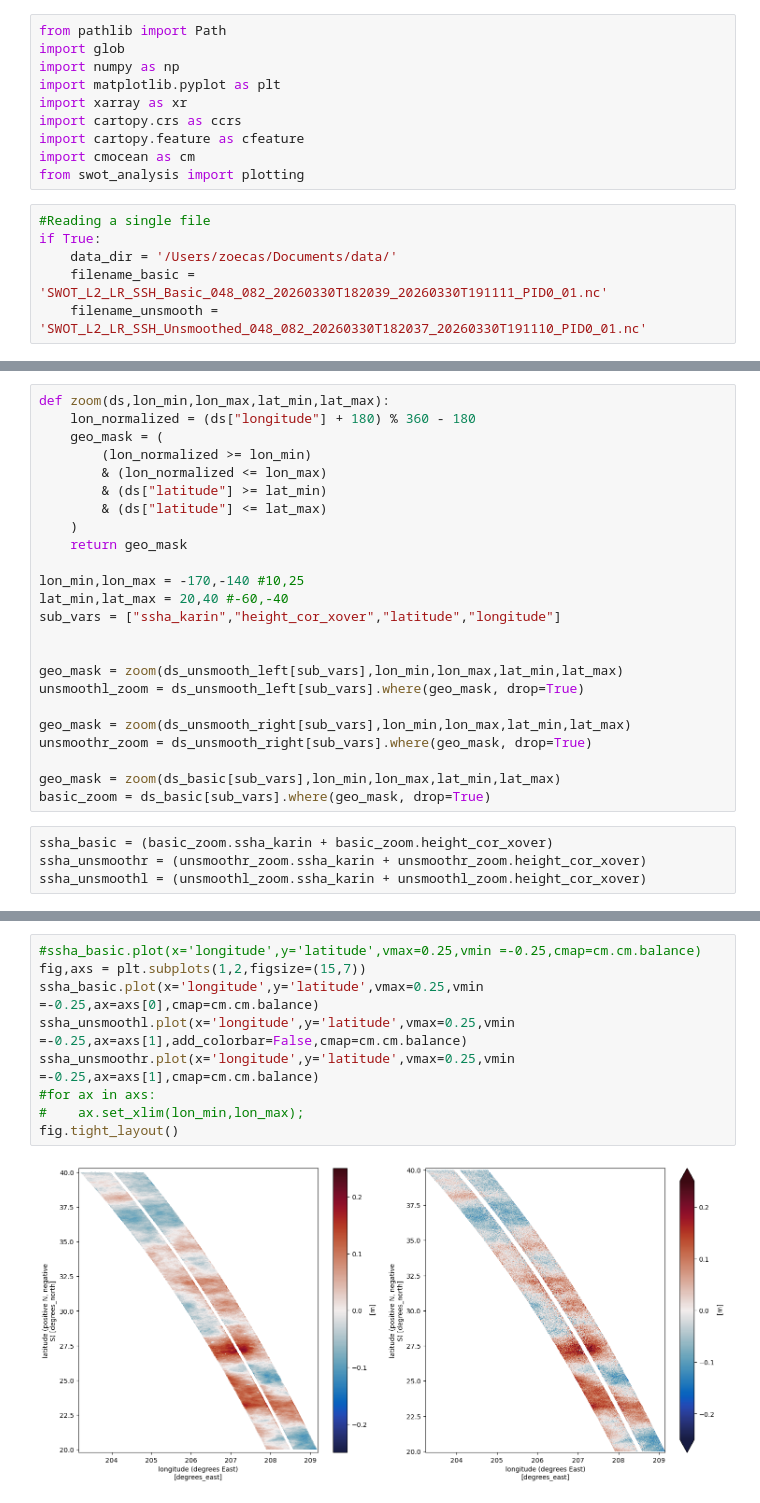
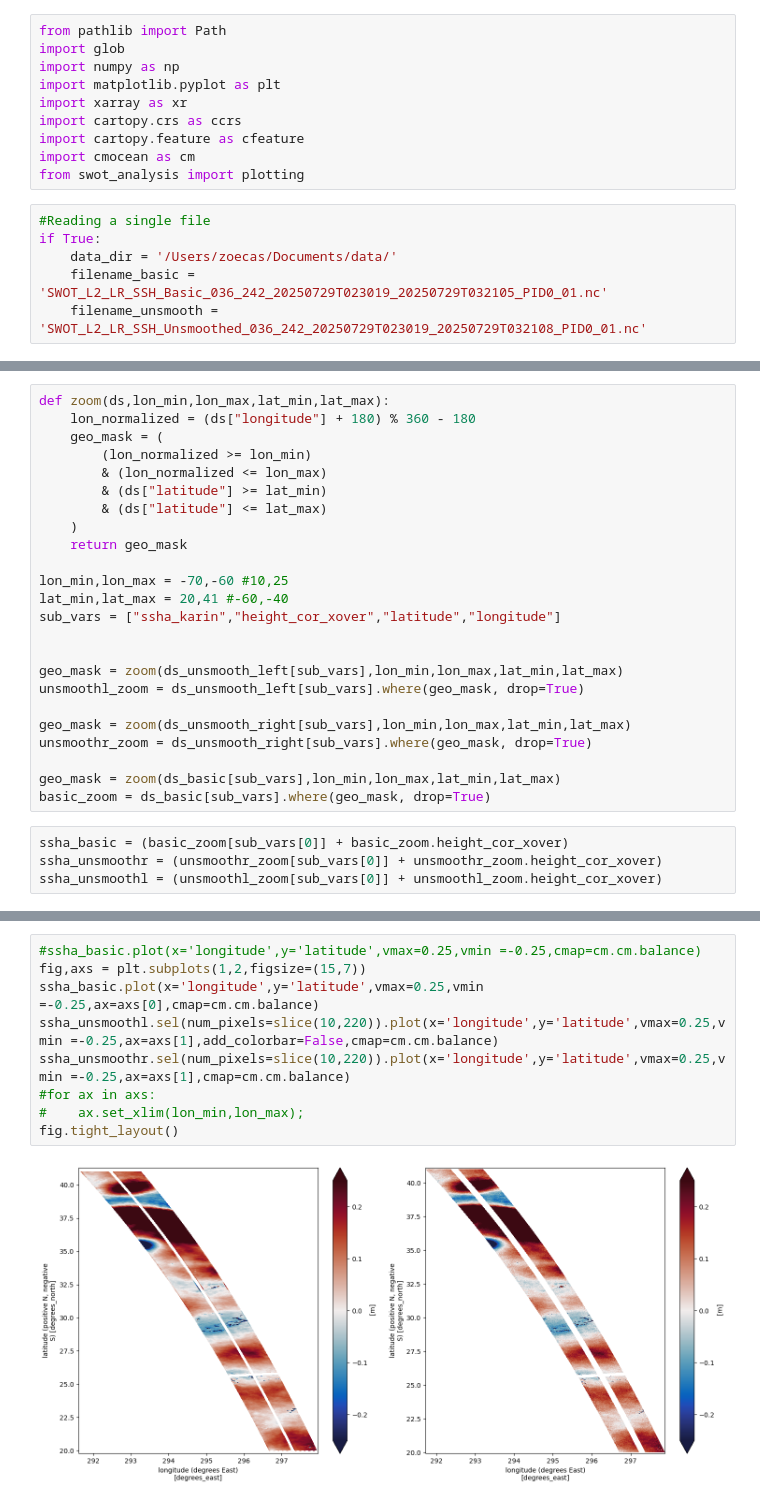
Before and after one commit to zcasparco/SWOT_UHH, a Jupyter notebook: dev/AoI.ipynb, the cells around one changed output, grey strips where cells are left out. Drawn from its saved outputs; the diff is of its cells as text.

```diff
--- a/dev/AoI.ipynb
+++ b/dev/AoI.ipynb
@@ -14,8 +14,8 @@ from swot_analysis import plotting
 #Reading a single file
 if True:
     data_dir = '/Users/zoecas/Documents/data/'
-    filename_basic = 'SWOT_L2_LR_SSH_Basic_048_082_20260330T182039_20260330T191111_PID0_01.nc'
-    filename_unsmooth = 'SWOT_L2_LR_SSH_Unsmoothed_048_082_20260330T182037_20260330T191110_PID0_01.nc'
+    filename_basic = 'SWOT_L2_LR_SSH_Basic_036_242_20250729T023019_20250729T032105_PID0_01.nc'
+    filename_unsmooth = 'SWOT_L2_LR_SSH_Unsmoothed_036_242_20250729T023019_20250729T032108_PID0_01.nc'
 # %%
 ds_basic = xr.open_dataset(data_dir+filename_basic)
 ds_basic
@@ -85,8 +84,8 @@ def zoom(ds,lon_min,lon_max,lat_min,lat_max):
     )
     return geo_mask
 
-lon_min,lon_max = -170,-140 #10,25
-lat_min,lat_max = 20,40 #-60,-40
+lon_min,lon_max = -70,-60 #10,25
+lat_min,lat_max = 20,41 #-60,-40
 sub_vars = ["ssha_karin","height_cor_xover","latitude","longitude"]
 
 
@@ -99,6 +98,6 @@ unsmoothr_zoom = ds_unsmooth_right[sub_vars].where(geo_mask, drop=True)
 geo_mask = zoom(ds_basic[sub_vars],lon_min,lon_max,lat_min,lat_max)
 basic_zoom = ds_basic[sub_vars].where(geo_mask, drop=True)
 # %%
-ssha_basic = (basic_zoom.ssha_karin + basic_zoom.height_cor_xover)
-ssha_unsmoothr = (unsmoothr_zoom.ssha_karin + unsmoothr_zoom.height_cor_xover)
-ssha_unsmoothl = (unsmoothl_zoom.ssha_karin + unsmoothl_zoom.height_cor_xover)
+ssha_basic = (basic_zoom[sub_vars[0]] + basic_zoom.height_cor_xover)
+ssha_unsmoothr = (unsmoothr_zoom[sub_vars[0]] + unsmoothr_zoom.height_cor_xover)
+ssha_unsmoothl = (unsmoothl_zoom[sub_vars[0]] + unsmoothl_zoom.height_cor_xover)
@@ -105,11 +109,11 @@ ssha_unsmoothl = (unsmoothl_zoom.ssha_karin + unsmoothl_zoom.height_cor_xover)
 # %%
 #ssha_basic.plot(x='longitude',y='latitude',vmax=0.25,vmin =-0.25,cmap=cm.cm.balance)
 fig,axs = plt.subplots(1,2,figsize=(15,7))
 ssha_basic.plot(x='longitude',y='latitude',vmax=0.25,vmin =-0.25,ax=axs[0],cmap=cm.cm.balance)
-ssha_unsmoothl.plot(x='longitude',y='latitude',vmax=0.25,vmin =-0.25,ax=axs[1],add_colorbar=False,cmap=cm.cm.balance)
-ssha_unsmoothr.plot(x='longitude',y='latitude',vmax=0.25,vmin =-0.25,ax=axs[1],cmap=cm.cm.balance)
+ssha_unsmoothl.sel(num_pixels=slice(10,220)).plot(x='longitude',y='latitude',vmax=0.25,vmin =-0.25,ax=axs[1],add_colorbar=False,cmap=cm.cm.balance)
+ssha_unsmoothr.sel(num_pixels=slice(10,220)).plot(x='longitude',y='latitude',vmax=0.25,vmin =-0.25,ax=axs[1],cmap=cm.cm.balance)
 #for ax in axs:
 #    ax.set_xlim(lon_min,lon_max);
 fig.tight_layout()
 # %% [output]
-[figure, old version]
+[figure, new version]
```
Also changed, not shown: parts of 4 cells of this notebook, 1 other file.
